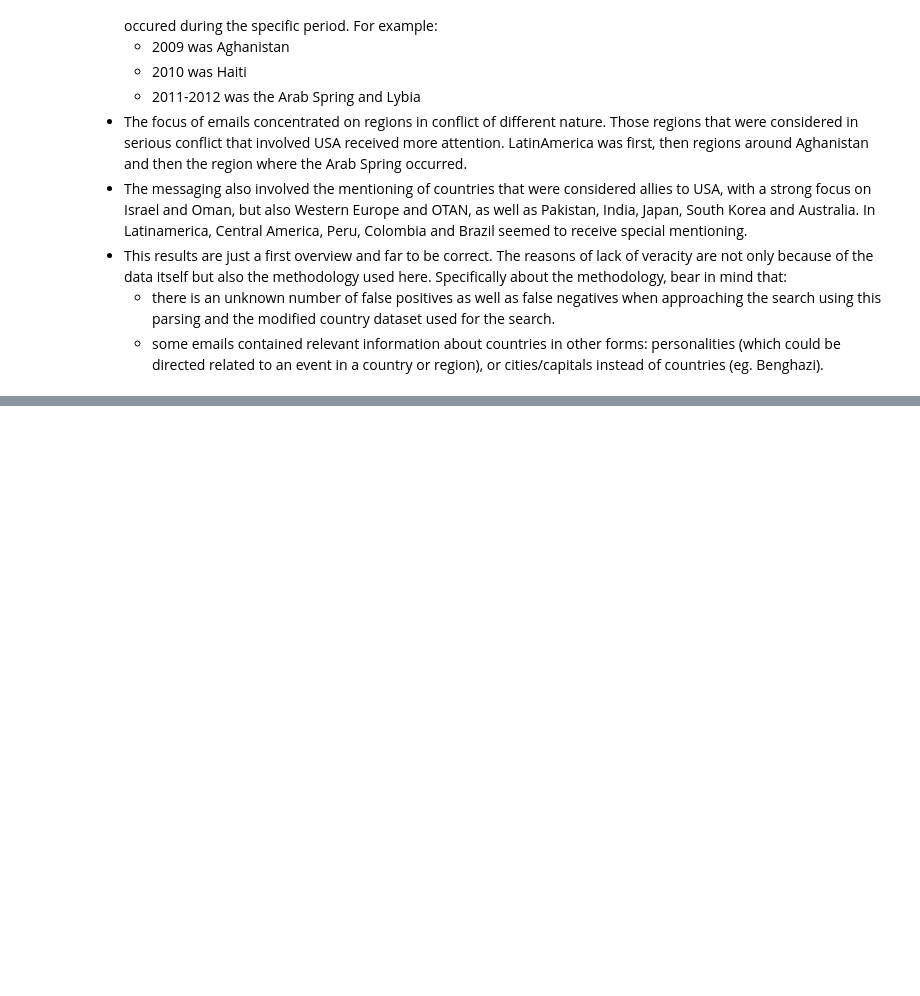
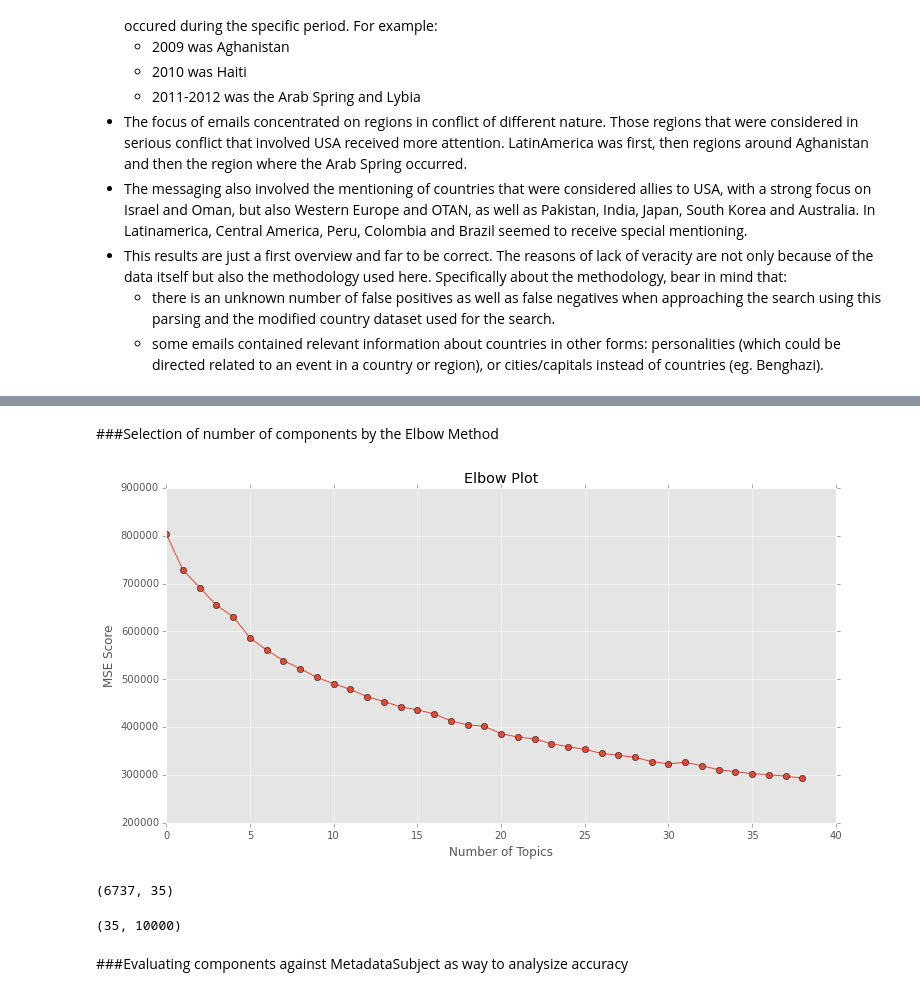
Before and after one commit to evaristoc/kaggle, a Jupyter notebook: hc_emails/hillary talks.ipynb, the cells around one changed output, grey strips where cells are left out. Saved outputs shown, nothing was run; the diff lists cells and outputs as text; code cells hidden in the pictures; blank space fills up the shorter version.

```diff
--- a/hc_emails/hillary talks.ipynb
+++ b/hc_emails/hillary talks.ipynb
@@ -303,0 +700,19 @@ for elem in sorted(list(dateddata)):
+# %%
+#Using only nouns...
+def tags_filter(tks):
+    return ' '.join([tk[0] for tk in tks if tk[1] in ("NN", "NNS", "NNP", "NNPS")])
+# %%
+#df['EmailBody'] = df['EmailBody'].apply(email_cleanup)
+df['EmailBodyTokens'] = df['EmailBody'].apply(tags_filter)
+# %%
+X = df['EmailBodyTokens']
+
+# Experimented with increasing max features (the maximum number of words or phrases that are included in the vector model) to improve topic clarity
+# Removed English stopwords
+#cv = CountVectorizer(max_features=10000, stop_words = ['stopword'], ngram_range=(1, 2), max_df=0.98)
+cv = CountVectorizer(max_features=10000, ngram_range=(1, 2), max_df=0.98)
+cv_X = cv.fit_transform(X)
+# print vectorized_X.toarray()
+# Saving words
+word_col = cv.get_feature_names()
+word_col[:10]
@@ -303,0 +730,2 @@ for elem in sorted(list(dateddata)):
+# %% [markdown]
+###Selection of number of components by the Elbow Method
@@ -303,0 +734,17 @@ for elem in sorted(list(dateddata)):
+# %%
+plt.figure(figsize=(12,6))
+plt.title("Elbow Plot")
+plt.xlabel("Number of Topics")
+plt.ylabel("MSE Score")
+errors = []
+for k in range(1,40):
+    nmf = NMF(n_components=k).fit(cv_X)
+    W = nmf.fit_transform(cv_X);
+    H = nmf.components_
+    predicted = sparse.csr_matrix(W.dot(H))
+    og_sparse = sparse.csr_matrix(cv_X)
+    diff = numpy.absolute(og_sparse - predicted)
+    errors.append(numpy.sum(numpy.square(diff.data)))
+plt.plot(numpy.arange(k), errors, c='r', linestyle='-', marker= 'o');
+# %% [output]
+[figure, added]
@@ -303,0 +755,12 @@ for elem in sorted(list(dateddata)):
+# %%
+# W (n_emails, n_topics)
+W.shape
+# %% [output]
+(6737, 35)
+# %%
+# H (n_topics, n_features)
+H.shape
+# %% [output]
+(35, 10000)
+# %% [markdown]
+###Evaluating components against MetadataSubject as way to analysize accuracy
```
Also changed, not shown: parts of 54 cells of this notebook, 2 other files.
